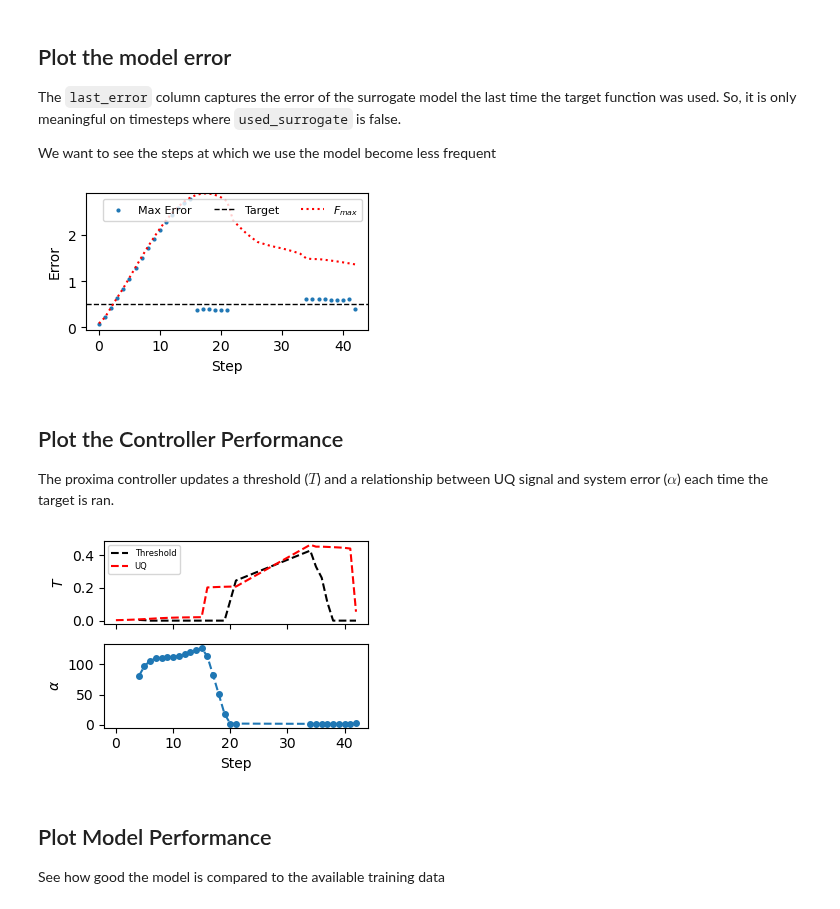
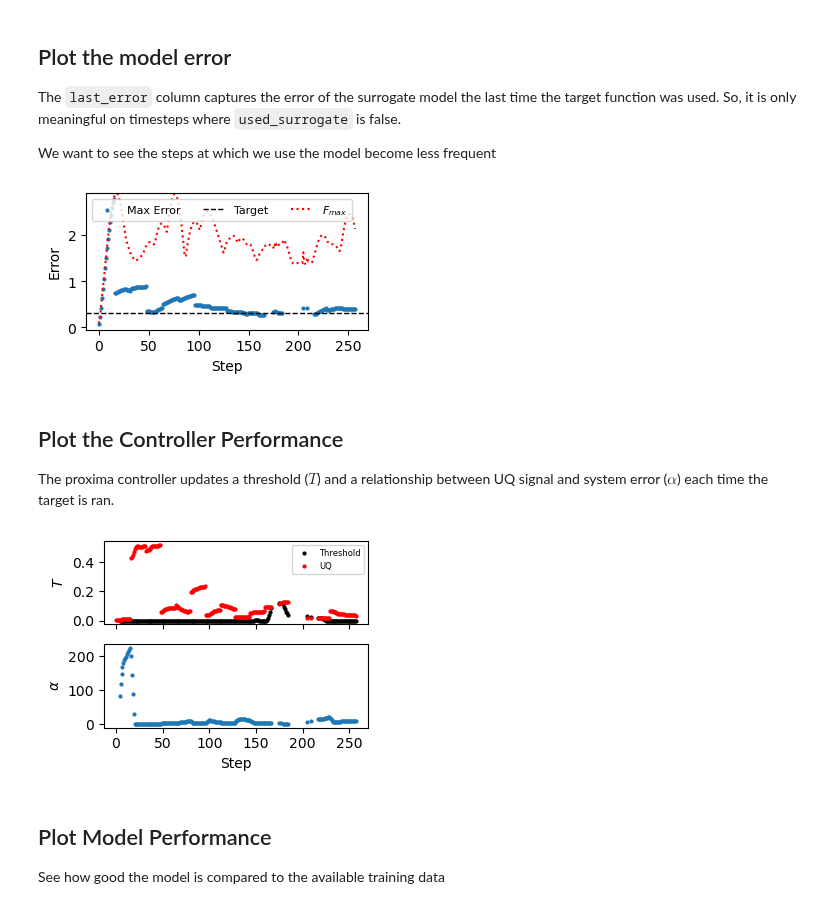
Before and after one commit to globus-labs/cascade, a Jupyter notebook: 2_proxima/1_evaluate-performance.ipynb, the cells around one changed output. Cells and saved outputs as stored; diff of their text form; code cells hidden in the pictures.

```diff
--- a/2_proxima/1_evaluate-performance.ipynb
+++ b/2_proxima/1_evaluate-performance.ipynb
@@ -16,7 +16,7 @@ import json
 # %% [markdown]
 Configuration
 # %%
-run_dir = 'runs/si-vacancy-2x2x2-blyp-temp=800.0-method=blyp-f4051b39/'
+run_dir = 'runs/si-vacancy-2x2x2-blyp-temp=800.0-method=blyp-021452d0/'
 # %%
 run_dir = Path(run_dir)
 params = json.loads((run_dir / 'params.json').read_text())
@@ -76,29 +76,29 @@ ax.legend(fontsize=8, ncols=3)
 
 fig.tight_layout()
 # %% [output]
-[figure, old version]
+[figure, new version]
 # %% [markdown]
 ## Plot the Controller Performance
 The proxima controller updates a threshold ($T$) and a relationship between UQ signal and system error ($\alpha$) each time the target is ran.
 # %%
 fig, axs = plt.subplots(2, 1, figsize=(3.5, 2.6), sharex=True)
 
 ax = axs[0]
-ax.plot(target_ran.index, target_ran['proxima_threshold'], 'k--', ms=4, label='Threshold')
-ax.plot(target_ran.index, target_ran['last_uncer'], 'r--', ms=4, label='UQ')
+ax.scatter(target_ran.index, target_ran['proxima_threshold'], c='k', s=4, label='Threshold')
+ax.scatter(target_ran.index, target_ran['last_uncer'], c='r', s=4, label='UQ')
 ax.set_ylabel('$T$')
 ax.legend(fontsize=6)
 
 ax = axs[1]
-ax.plot(target_ran.index, target_ran['proxima_alpha'], '--o', ms=4)
+ax.scatter(target_ran.index, target_ran['proxima_alpha'], s=4)
 ax.set_ylabel('$\\alpha$')
 
 ax.set_xlim(ax.get_xlim())
 ax.set_xlabel('Step')
 
 fig.tight_layout()
 # %% [output]
-[figure, old version]
+[figure, new version]
 # %% [markdown]
 ## Plot Model Performance
 See how good the model is compared to the available training data
```
Also changed, not shown: parts of 4 cells of this notebook, 1 other file.
